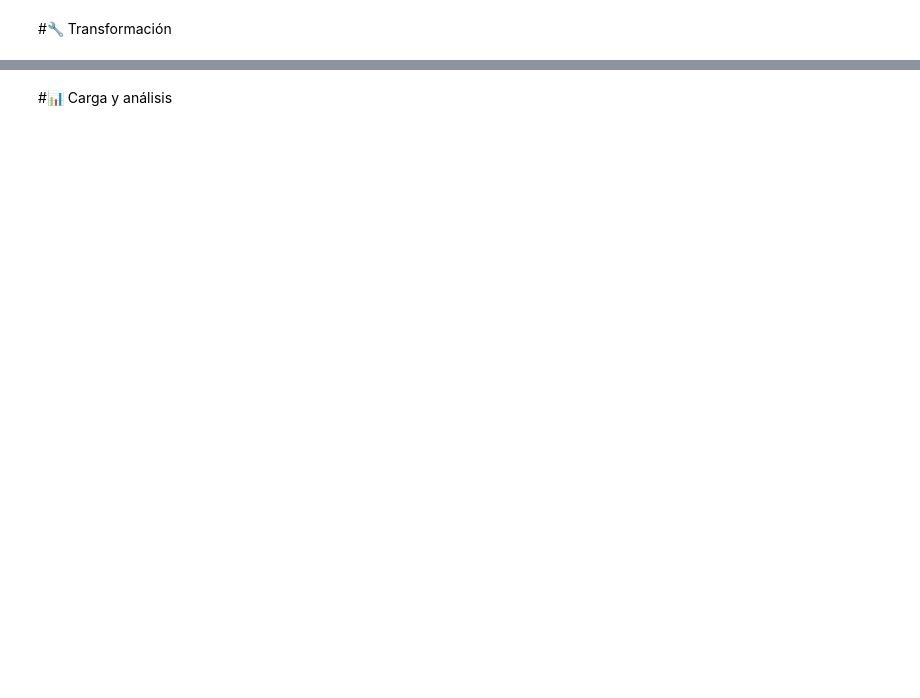
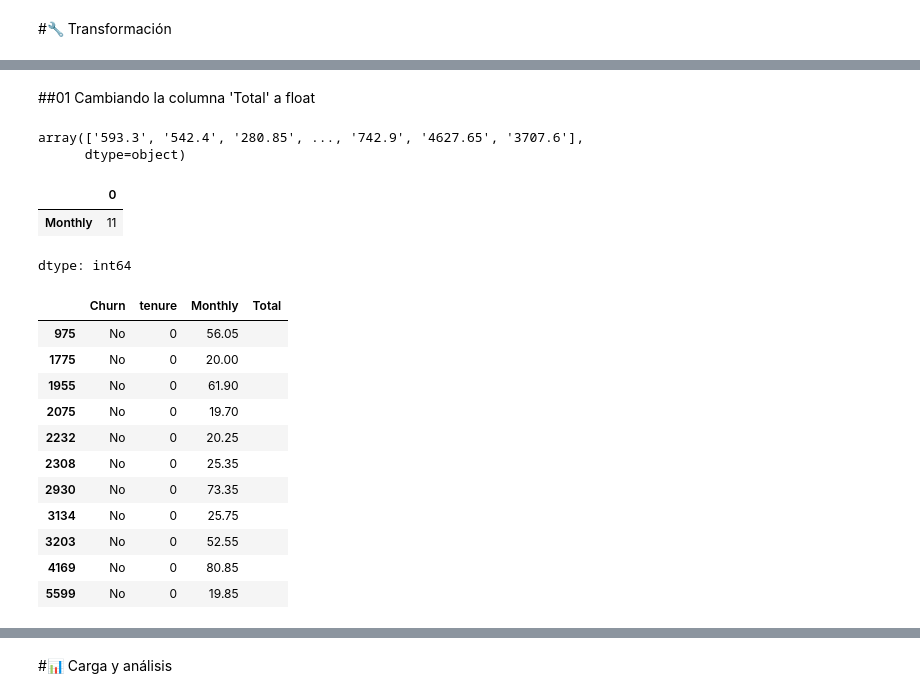
Before and after one commit to marklinista-HO/challenge2-data-science-LATAM, a Jupyter notebook: TelecomX_LATAM.ipynb, the cells around one changed output, grey strips where cells are left out. Drawn from its saved outputs; the diff is of its cells as text; code cells hidden in the pictures; blank space fills up the shorter version.

```diff
--- a/TelecomX_LATAM.ipynb
+++ b/TelecomX_LATAM.ipynb
@@ -149,0 +162,32 @@ memory usage: 1.2+ MB
+# %% [markdown]
+##01 Cambiando la columna  'Total' a  float
+# %%
+#  Revisando, parece todo bien, pero nos dio error de datos con  ' ':
+datos_telecom_norm['Total'].unique()
+# %% [output]
+array(['593.3', '542.4', '280.85', ..., '742.9', '4627.65', '3707.6'],
+      dtype=object)
+# %%
+#  Contando los registros con valor = ' ':
+datos_telecom_norm.query("Total == ' '")[['Monthly']].count(numeric_only=True)
+# %% [output]
+|  | 0 |
+| Monthly | 11 |
+dtype: int64
+# %%
+#  Revisando otros datos relacionados con  'Total'
+datos_telecom_norm.query("tenure ==  0")[['Churn','tenure','Monthly','Total']]
+#  Como  'tenure'  es 0 meses, se puede poner 0 en 'Total'
+# %% [output]
+|  | Churn | tenure | Monthly | Total |
+| 975 | No | 0 | 56.05 |  |
+| 1775 | No | 0 | 20.00 |  |
+| 1955 | No | 0 | 61.90 |  |
+| 2075 | No | 0 | 19.70 |  |
+| 2232 | No | 0 | 20.25 |  |
+| 2308 | No | 0 | 25.35 |  |
+| 2930 | No | 0 | 73.35 |  |
+| 3134 | No | 0 | 25.75 |  |
+| 3203 | No | 0 | 52.55 |  |
+| 4169 | No | 0 | 80.85 |  |
+| 5599 | No | 0 | 19.85 |  |
```
Also changed, not shown: parts of 91 cells of this notebook.
